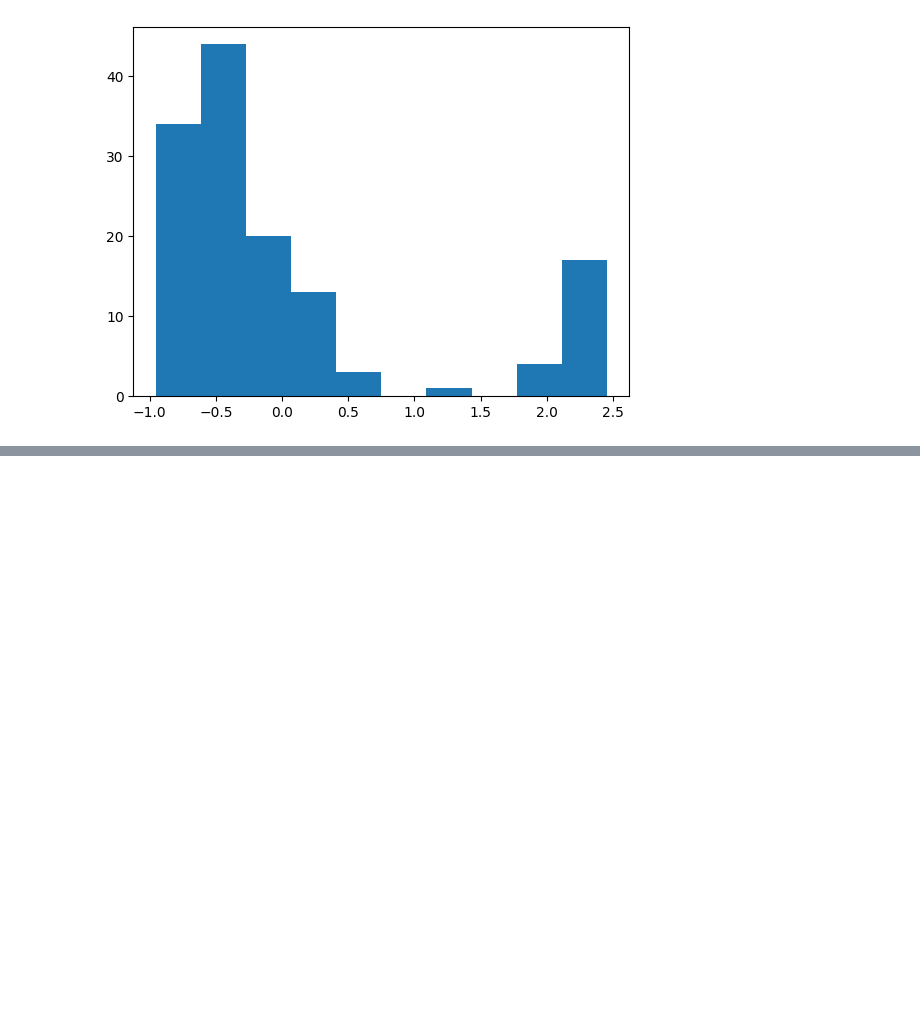
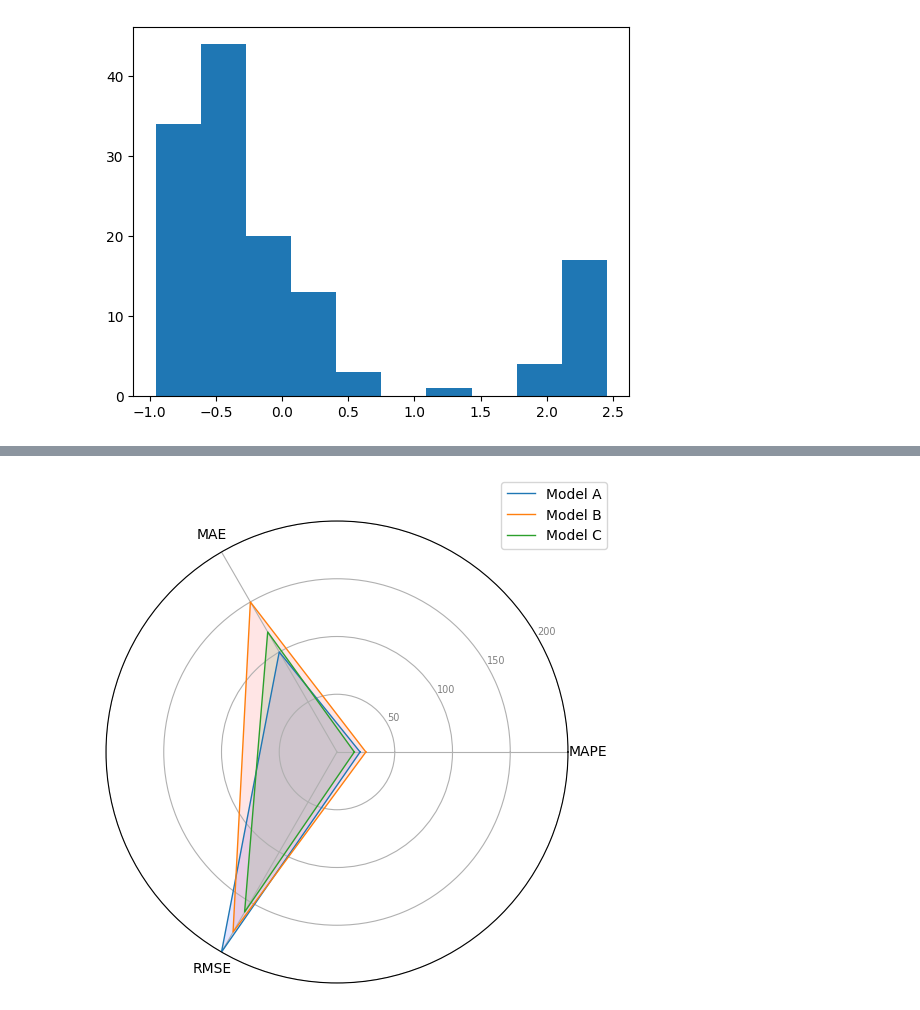
Before and after one commit to robredomikel/arimax_ts, a Jupyter notebook: codes/draft.ipynb, the cells around one changed output, grey strips where cells are left out. Saved outputs shown, nothing was run; the diff lists cells and outputs as text; code cells hidden in the pictures; blank space fills up the shorter version.

```diff
--- a/codes/draft.ipynb
+++ b/codes/draft.ipynb
@@ -494,0 +890,51 @@ MissingDataError: exog contains inf or nans
+# %%
+import numpy as np
+import matplotlib.pyplot as plt
+from math import pi
+
+# Data
+metrics = ['MAPE', 'MAE', 'RMSE']
+models = {'Model A': [20, 100, 200],
+          'Model B': [25, 150, 180],
+          'Model C': [15, 120, 160]}
+
+# Number of variables we're plotting.
+num_vars = len(metrics)
+
+# Split the circle into even parts and save the angles
+# so we know where to put each axis.
+angles = np.linspace(0, 2 * pi, num_vars, endpoint=False).tolist()
+
+# The radar chart plots a circle, so we need to "complete the loop"
+# and append the start value to the end.
+models['Model A'] += models['Model A'][:1]
+models['Model B'] += models['Model B'][:1]
+models['Model C'] += models['Model C'][:1]
+angles += angles[:1]
+
+fig, ax = plt.subplots(figsize=(6, 6), subplot_kw=dict(polar=True))
+
+# Draw one axe per variable and add labels
+plt.xticks(angles[:-1], metrics)
+
+# Draw ylabels
+ax.set_rlabel_position(30)
+plt.yticks([50, 100, 150, 200], ["50", "100", "150", "200"], color="grey", size=7)
+plt.ylim(0,200)
+
+# Plot each model's line
+ax.plot(angles, models['Model A'], linewidth=1, linestyle='solid', label='Model A')
+ax.fill(angles, models['Model A'], 'b', alpha=0.1)
+
+ax.plot(angles, models['Model B'], linewidth=1, linestyle='solid', label='Model B')
+ax.fill(angles, models['Model B'], 'r', alpha=0.1)
+
+ax.plot(angles, models['Model C'], linewidth=1, linestyle='solid', label='Model C')
+ax.fill(angles, models['Model C'], 'g', alpha=0.1)
+
+# Add a legend
+plt.legend(loc='upper right', bbox_to_anchor=(1.1, 1.1))
+
+plt.show()
+# %% [output]
+[figure, added]
```
Also changed, not shown: parts of 25 cells of this notebook, 8 other files.
